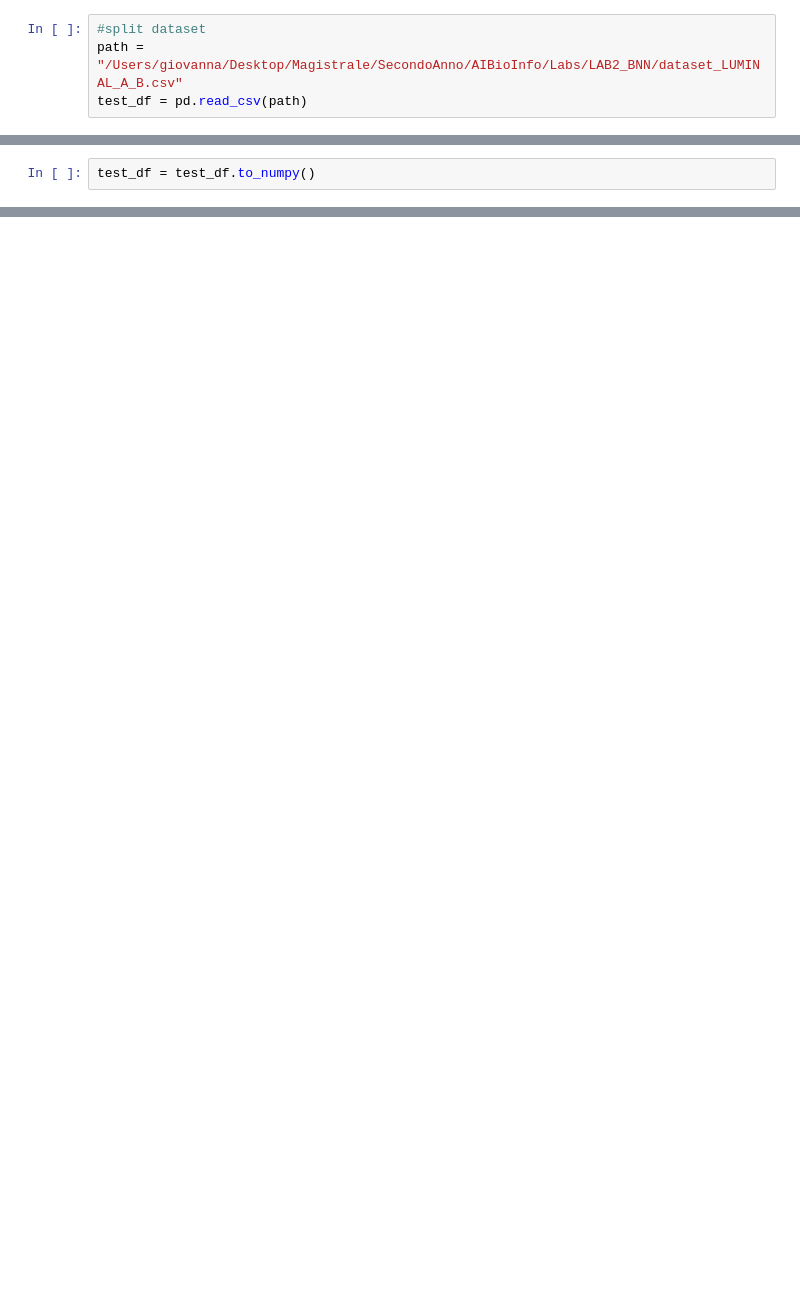
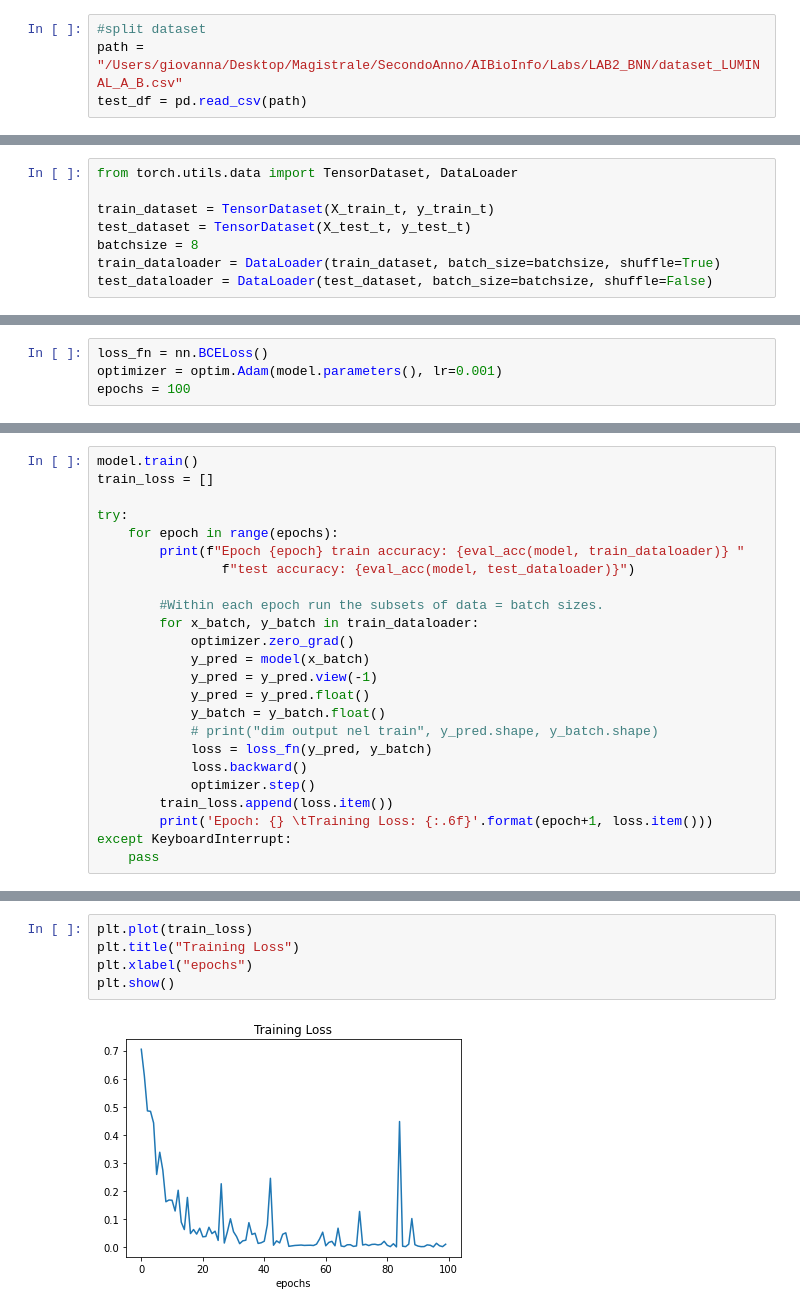
Before and after one commit to giovannaferraro/BioInformatics, a Jupyter notebook: LAB2_BNN/lab1.ipynb, the cells around one changed output, grey strips where cells are left out. Cells and saved outputs as stored; diff of their text form; blank space fills up the shorter version.

```diff
--- a/LAB2_BNN/lab1.ipynb
+++ b/LAB2_BNN/lab1.ipynb
@@ -36,2 +27,0 @@ test_df.iloc[:, 1:] = scaler.fit_transform(test_df.iloc[:, 1:])
-# %%
-test_df = test_df.to_numpy()
@@ -63,0 +61,8 @@ Now I will create my dummy network to perform bayesian classification
+# %%
+from torch.utils.data import TensorDataset, DataLoader
+
+train_dataset = TensorDataset(X_train_t, y_train_t)
+test_dataset = TensorDataset(X_test_t, y_test_t)
+batchsize = 8
+train_dataloader = DataLoader(train_dataset, batch_size=batchsize, shuffle=True)
+test_dataloader = DataLoader(test_dataset, batch_size=batchsize, shuffle=False)
@@ -116,0 +118,4 @@ Accuracy on the test dataset: 70.0%
+# %%
+loss_fn = nn.BCELoss()
+optimizer = optim.Adam(model.parameters(), lr=0.001)
+epochs = 100
@@ -116,0 +142,24 @@ Accuracy on the test dataset: 70.0%
+# %%
+model.train()
+train_loss = []
+
+try:
+    for epoch in range(epochs):
+        print(f"Epoch {epoch} train accuracy: {eval_acc(model, train_dataloader)} "
+                f"test accuracy: {eval_acc(model, test_dataloader)}")
+
+        #Within each epoch run the subsets of data = batch sizes.
+        for x_batch, y_batch in train_dataloader:
+            optimizer.zero_grad()
+            y_pred = model(x_batch)
+            y_pred = y_pred.view(-1)
+            y_pred = y_pred.float()
+            y_batch = y_batch.float()
+            # print("dim output nel train", y_pred.shape, y_batch.shape)
+            loss = loss_fn(y_pred, y_batch)
+            loss.backward()
+            optimizer.step()
+        train_loss.append(loss.item())
+        print('Epoch: {} \tTraining Loss: {:.6f}'.format(epoch+1, loss.item()))
+except KeyboardInterrupt:
+    pass
@@ -116,0 +184,7 @@ Accuracy on the test dataset: 70.0%
+# %%
+plt.plot(train_loss)
+plt.title("Training Loss")
+plt.xlabel("epochs")
+plt.show()
+# %% [output]
+[figure, added]
```
Also changed, not shown: parts of 26 cells of this notebook, 5 other files.
